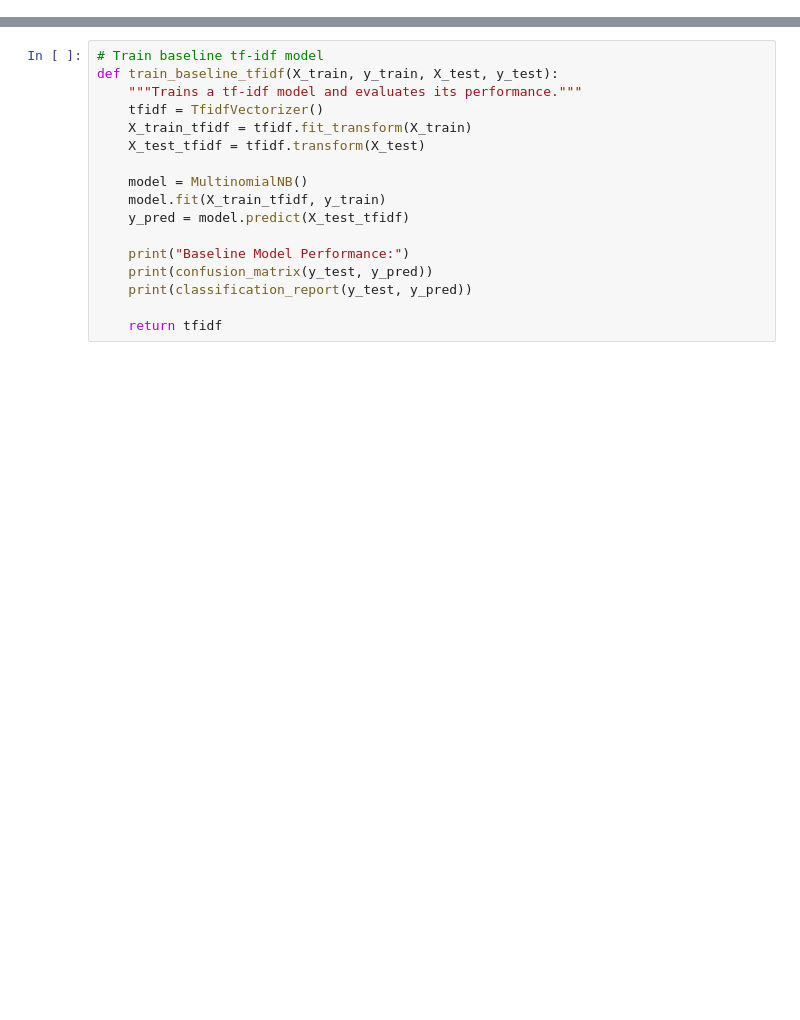
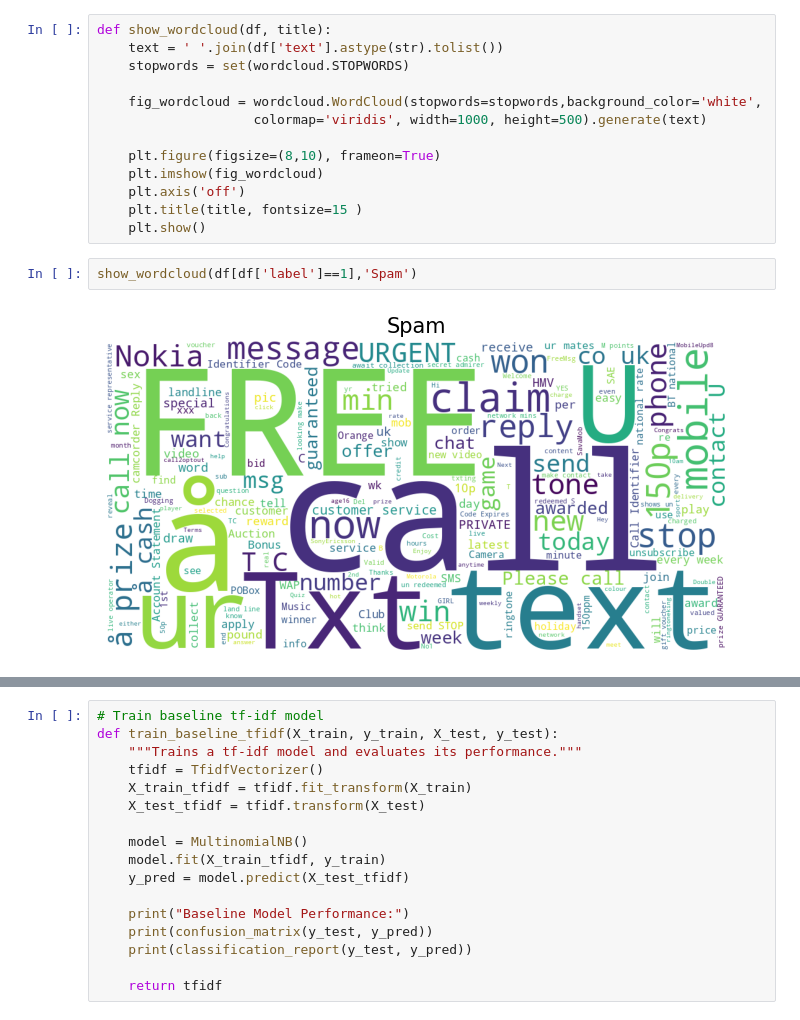
Before and after one commit to svfarande/ham-spam, a Jupyter notebook: code_solution_ShubhamFarande_svfarande@gmail.com.ipynb, the cells around one changed output, grey strips where cells are left out. Cells and saved outputs as stored; diff of their text form; blank space fills up the shorter version.

```diff
--- a/code_solution_ShubhamFarande_svfarande@gmail.com.ipynb
+++ b/code_solution_ShubhamFarande_svfarande@gmail.com.ipynb
@@ -14,0 +144,17 @@ X_train.shape, X_test.shape, y_train.shape, y_test.shape
+# %%
+def show_wordcloud(df, title):
+    text = ' '.join(df['text'].astype(str).tolist())
+    stopwords = set(wordcloud.STOPWORDS)
+
+    fig_wordcloud = wordcloud.WordCloud(stopwords=stopwords,background_color='white',
+                    colormap='viridis', width=1000, height=500).generate(text)
+
+    plt.figure(figsize=(8,10), frameon=True)
+    plt.imshow(fig_wordcloud)
+    plt.axis('off')
+    plt.title(title, fontsize=15 )
+    plt.show()
+# %%
+show_wordcloud(df[df['label']==1],'Spam')
+# %% [output]
+[figure, added]
```
Also changed, not shown: parts of 40 cells of this notebook, 1 other file.
